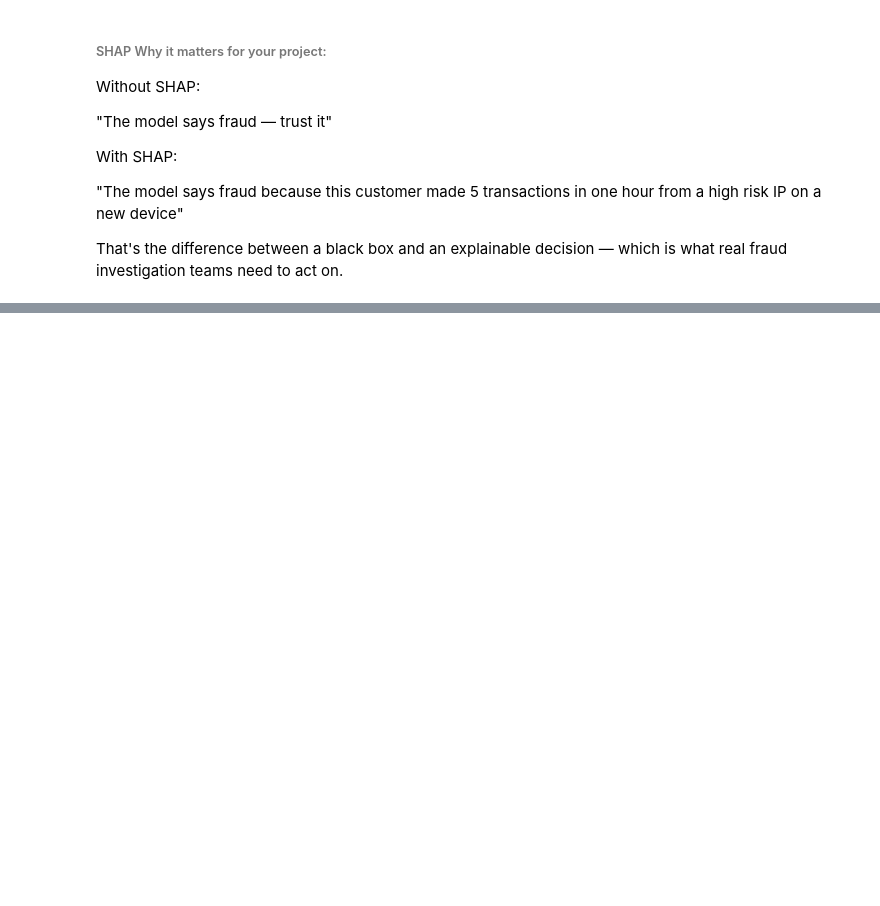
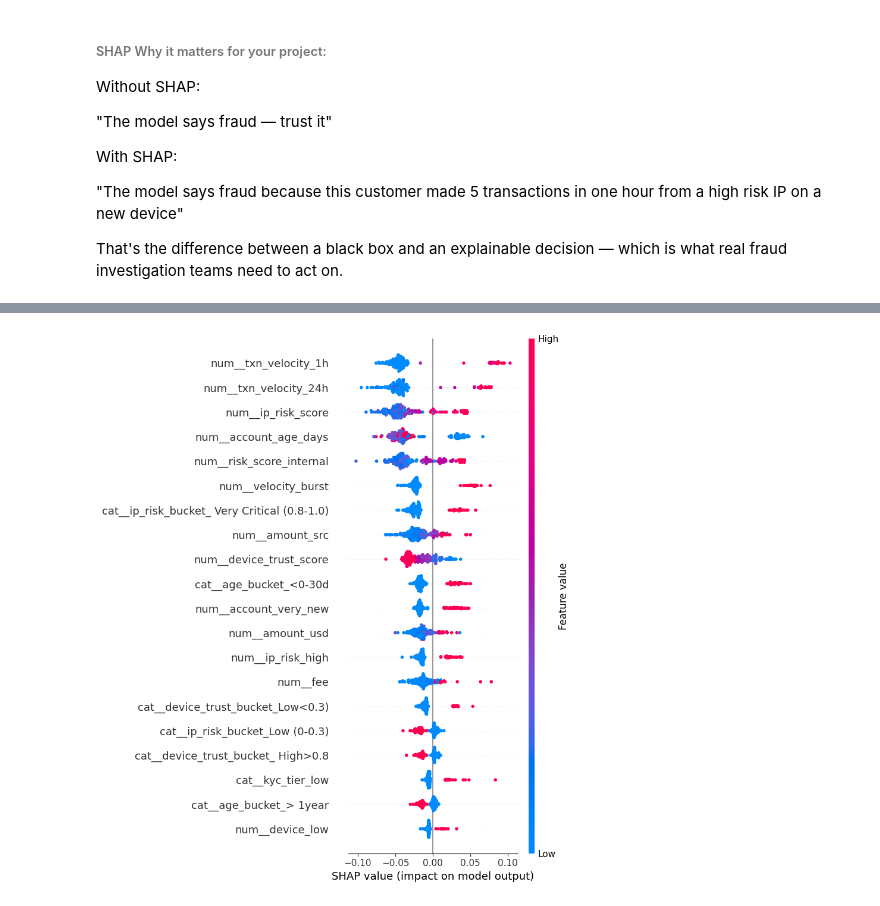
Before and after one commit to Opeyemi-io/Fraudulent-Transaction-Detection-for-Digital-Money-Transfer, a Jupyter notebook: notebook/model.ipynb, the cells around one changed output, grey strips where cells are left out. Saved outputs shown, nothing was run; the diff lists cells and outputs as text; code cells hidden in the pictures; blank space fills up the shorter version.

```diff
--- a/notebook/model.ipynb
+++ b/notebook/model.ipynb
@@ -260,0 +288,4 @@ ImportError: sklearn._cyutility does not export expected C function slice_memvie
+# %%
+shap.summary_plot(shap_values[:, :, 1], x_test_sample)
+# %% [output]
+[figure, added]
```
Also changed, not shown: parts of 15 cells of this notebook.
